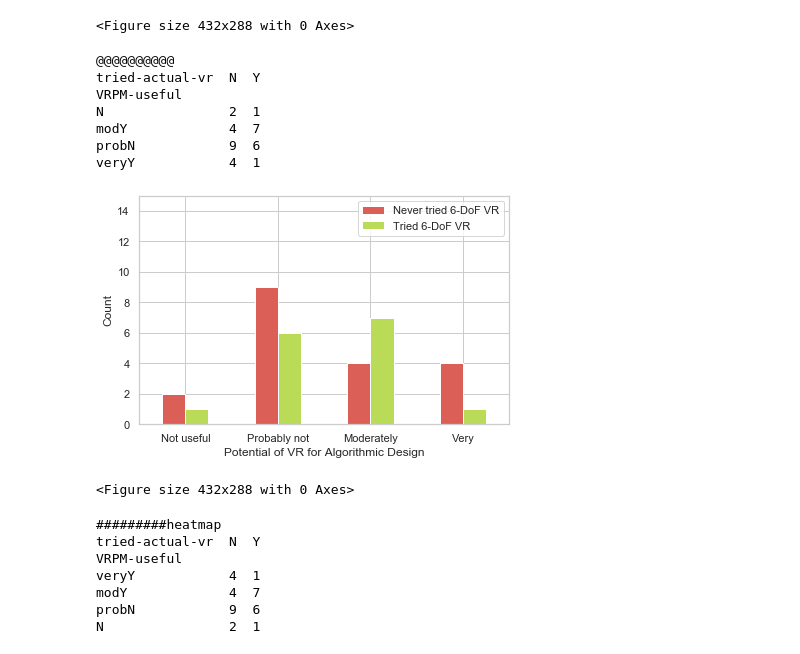
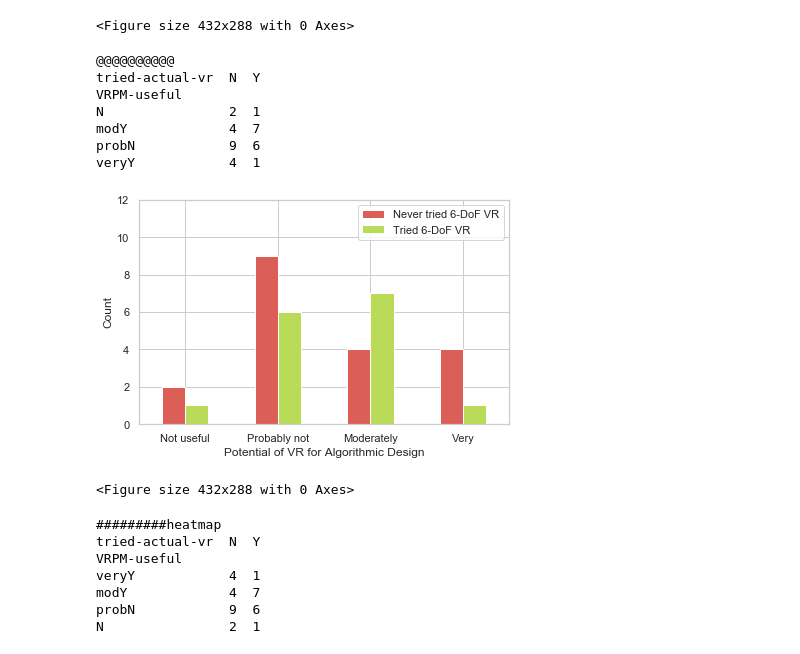
Before and after one commit to qdrien/cibw78-replication, a Jupyter notebook: CIB-W78 processing.ipynb, the cells around one changed output. Drawn from its saved outputs; the diff is of its cells as text; code cells hidden in the pictures.

```diff
--- a/CIB-W78 processing.ipynb
+++ b/CIB-W78 processing.ipynb
@@ -1410,35 +1410,35 @@ stack_categories = ['N', 'Y']
 df_tried_vr_filtered = df_tried_vr_filtered.groupby('VRPM-useful')['tried-actual-vr'].value_counts(dropna=False)
 
 df_tried_vr_filtered = df_tried_vr_filtered.groupby('tried-actual-vr').transform(lambda x: x)
 df_tried_vr_filtered = df_tried_vr_filtered.unstack()
 print("@@@@@@@@@@")
 print(df_tried_vr_filtered)
 
 df_tried_vr_filtered.columns = pd.CategoricalIndex(df_tried_vr_filtered.columns.values,
                                                    ordered=True,
                                                    categories=stack_categories)
 
 df_tried_vr_filtered = df_tried_vr_filtered.sort_index(axis=1)
 
 ax = df_tried_vr_filtered.loc[orderedX].plot.bar(stacked=False, rot=0)
-ax.set_ylim(ymax=15)
+ax.set_ylim(ymax=12)
 plt.ylabel("Count")
 plt.xlabel("Potential of VR for Algorithmic Design")
 plt.legend(['Never tried 6-DoF VR', 'Tried 6-DoF VR'])
 plt.xticks(np.arange(4), ('Not useful', 'Probably not', 'Moderately', 'Very'))
 plt.tight_layout()
 
 plt.show()
 plt.clf()
 # %% [output]
 @@@@@@@@@@
 tried-actual-vr  N  Y
 VRPM-useful
 N                2  1
 modY             4  7
 probN            9  6
 veryY            4  1
-[figure, old version]
+[figure, new version]
 <Figure size 432x288 with 0 Axes>
 # %%
 #VRPM-useful-tried-actual-vr heatmap
```
Also changed, not shown: parts of 1 cell of this notebook.
